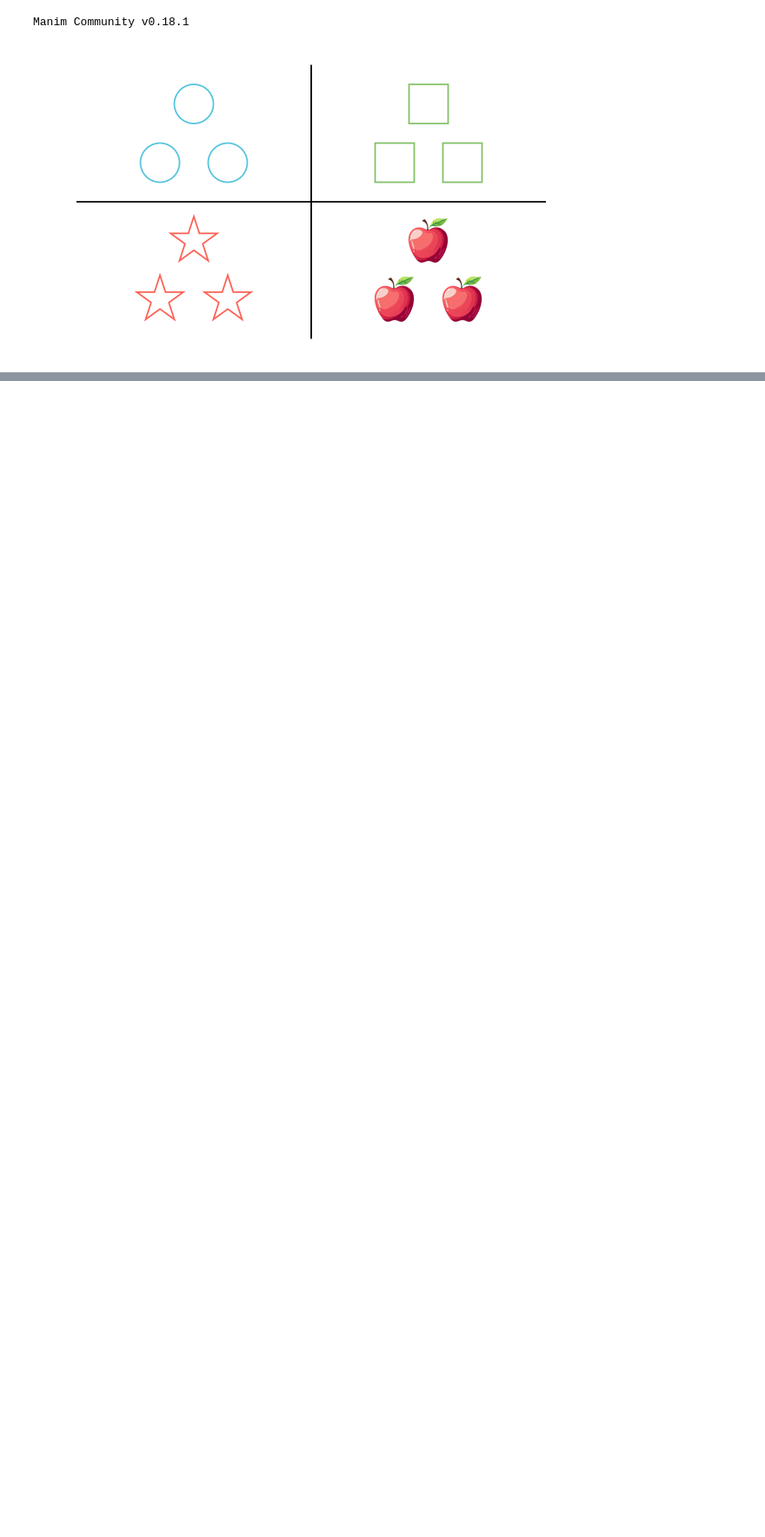
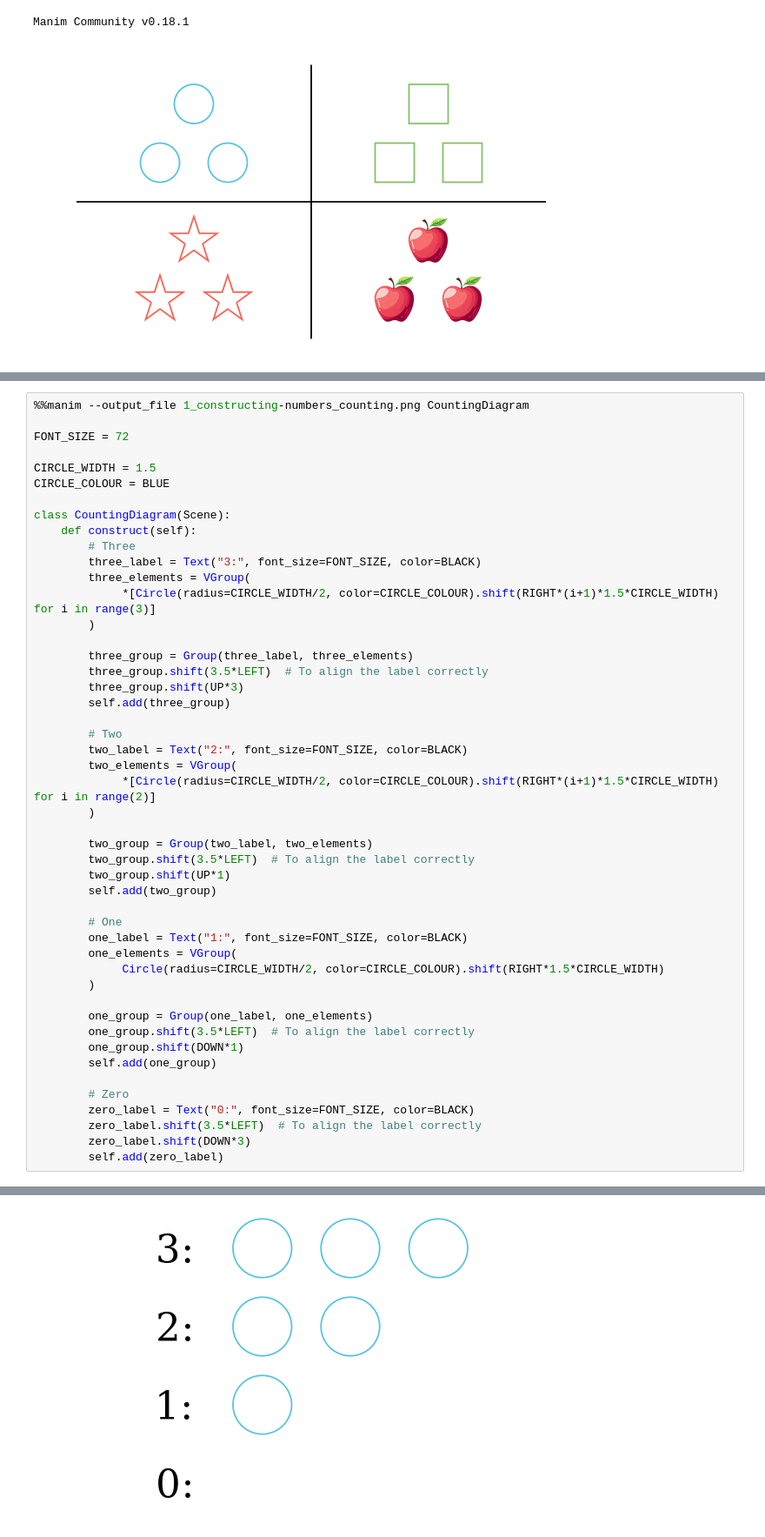
Before and after one commit to PhotonicGluon/NZQRC-Book, a Jupyter notebook: code/image_generation/part-1.ipynb, the cells around one changed output, grey strips where cells are left out. Shown at 87% size. Cells and saved outputs as stored; diff of their text form; blank space fills up the shorter version.

Commit message:
Add section 5.2 (defining zero)

```diff
--- a/code/image_generation/part-1.ipynb
+++ b/code/image_generation/part-1.ipynb
@@ -67,0 +70,49 @@ Manim Community v0.18.1
+# %%
+%%manim --output_file 1_constructing-numbers_counting.png CountingDiagram
+
+FONT_SIZE = 72
+
+CIRCLE_WIDTH = 1.5
+CIRCLE_COLOUR = BLUE
+
+class CountingDiagram(Scene):
+    def construct(self):
+        # Three
+        three_label = Text("3:", font_size=FONT_SIZE, color=BLACK)
+        three_elements = VGroup(
+             *[Circle(radius=CIRCLE_WIDTH/2, color=CIRCLE_COLOUR).shift(RIGHT*(i+1)*1.5*CIRCLE_WIDTH) for i in range(3)]
+        )
+
+        three_group = Group(three_label, three_elements)
+        three_group.shift(3.5*LEFT)  # To align the label correctly
+        three_group.shift(UP*3)
+        self.add(three_group)
+
+        # Two
+        two_label = Text("2:", font_size=FONT_SIZE, color=BLACK)
+        two_elements = VGroup(
+             *[Circle(radius=CIRCLE_WIDTH/2, color=CIRCLE_COLOUR).shift(RIGHT*(i+1)*1.5*CIRCLE_WIDTH) for i in range(2)]
+        )
+
+        two_group = Group(two_label, two_elements)
+        two_group.shift(3.5*LEFT)  # To align the label correctly
+        two_group.shift(UP*1)
+        self.add(two_group)
+
+        # One
+        one_label = Text("1:", font_size=FONT_SIZE, color=BLACK)
+        one_elements = VGroup(
+             Circle(radius=CIRCLE_WIDTH/2, color=CIRCLE_COLOUR).shift(RIGHT*1.5*CIRCLE_WIDTH)
+        )
+
+        one_group = Group(one_label, one_elements)
+        one_group.shift(3.5*LEFT)  # To align the label correctly
+        one_group.shift(DOWN*1)
+        self.add(one_group)
+
+        # Zero
+        zero_label = Text("0:", font_size=FONT_SIZE, color=BLACK)
+        zero_label.shift(3.5*LEFT)  # To align the label correctly
+        zero_label.shift(DOWN*3)
+        self.add(zero_label)
+# %% [output]
@@ -67,0 +120 @@ Manim Community v0.18.1
+[figure, added]
```
Also changed, not shown: parts of 2 cells of this notebook, 2 other files.
